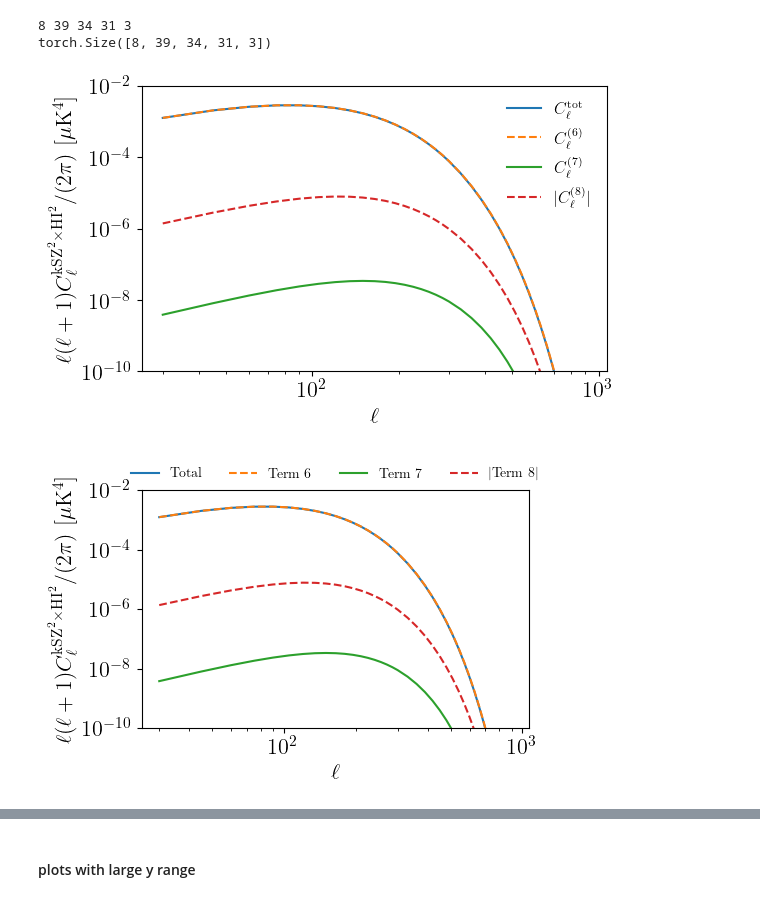
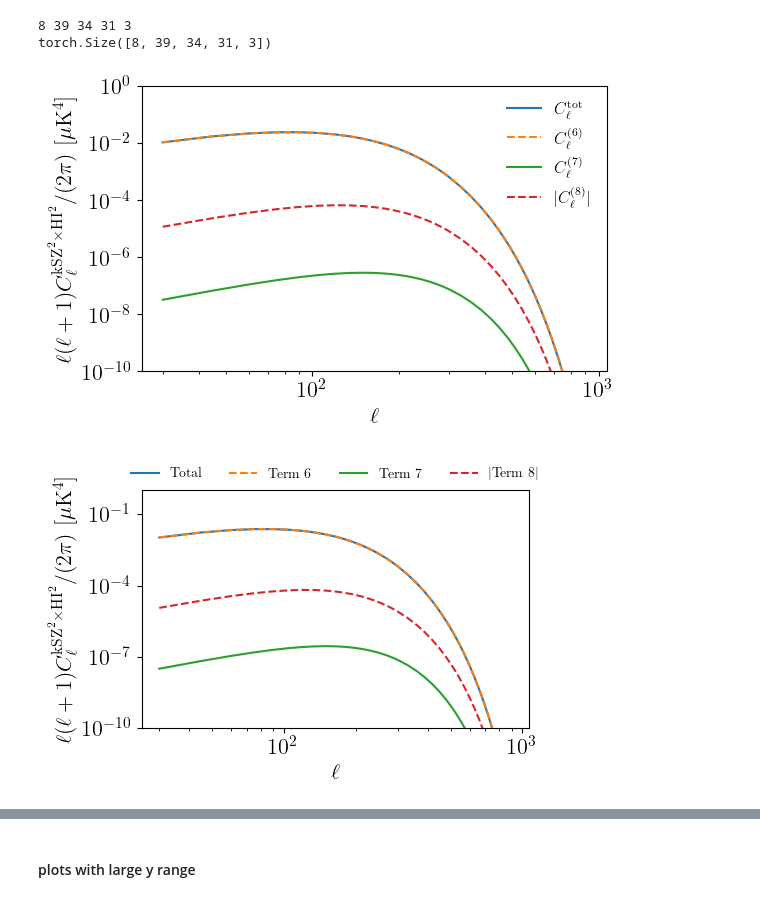
Before and after one commit to Einste11N/SquareField_CrossCorrelation, a Jupyter notebook: Inspection.ipynb, the cells around one changed output, grey strips where cells are left out. Saved outputs shown, nothing was run; the diff lists cells and outputs as text; code cells hidden in the pictures.

```diff
--- a/Inspection.ipynb
+++ b/Inspection.ipynb
@@ -304,26 +287,26 @@ res_noRSD /= (sc.c/1000)**2
 # %%
 fig = plt.figure(figsize=(5*1.2,3.09*1.2), dpi=100)
 # times (2.7K)^2 to convert to temperature unit
 
 plt.plot(l_list, l_list * (l_list + 1) * 2*(res[0]+res[1]+2*res[2]) / (2*tc.pi) * 1e24, '-', label=r'$C_{\ell}^{\mathrm{tot}}$')
 plt.plot(l_list, l_list * (l_list + 1) * 2*res[0] / (2*tc.pi) * 1e24, '--', label='$C_{\ell}^{(6)}$')
 plt.plot(l_list, l_list * (l_list + 1) * 2*res[1] / (2*tc.pi) * 1e24, '-', label=r'$C_{\ell}^{(7)}$')
 plt.plot(l_list, - l_list * (l_list + 1) * 4*res[2] / (2*tc.pi) * 1e24, '--', label=r'$|C_{\ell}^{(8)}|$')
 
 
 plt.xscale('log')
 plt.yscale('log')
-plt.ylim([1e-10, 1e-2])
+plt.ylim([1e-10, 1])
 plt.legend(fontsize=12, frameon=False)
 
 # plt.xticks([30, 100, 300, 600], ['30', '100', '300', '600'])
 plt.xlabel(r'$\ell$', usetex=True)
 plt.ylabel(r'$\ell(\ell+1)C_{\ell}^{{\rm kSZ}^2 \times {\rm HI}^2} / (2\pi)$ [$\mu\mathrm{K}^4$]', usetex=True)
 
-plt.savefig('Figs/cross_correlation.pdf', bbox_inches = 'tight')
+# plt.savefig('Figs/cross_correlation.pdf', bbox_inches = 'tight')
 plt.show()
 # %% [output]
-[figure, old version]
+[figure, new version]
 # %%
 fig = plt.figure(figsize=(5,3.09), dpi=100)
 # times (2.7K)^2 to convert to temperature unit
@@ -336,17 +319,17 @@ plt.plot(l_list, - l_list * (l_list + 1) * 4*res[2] / (2*tc.pi) * 1e24, '--', la
 
 plt.xscale('log')
 plt.yscale('log')
-plt.ylim([1e-10, 1e-2])
+plt.ylim([1e-10, 1])
 plt.legend(fontsize=10, loc='upper center', bbox_to_anchor=(0.5, 1.15), ncol = 4, frameon=False)
 
 # plt.xticks([30, 100, 300, 600], ['30', '100', '300', '600'])
 plt.xlabel(r'$\ell$', usetex=True)
 plt.ylabel(r'$\ell(\ell+1)C_{\ell}^{{\rm kSZ}^2 \times {\rm HI}^2} / (2\pi)$ [$\mu\mathrm{K}^4$]', usetex=True)
 
-plt.savefig('Figs/cross_correlation.pdf', bbox_inches = 'tight')
+# plt.savefig('Figs/cross_correlation.pdf', bbox_inches = 'tight')
 plt.show()
 # %% [output]
-[figure, old version]
+[figure, new version]
 # %%
 fig = plt.figure(figsize=(5,3.09), dpi=100)
 # times (2.7K)^2 to convert to temperature unit
```
Also changed, not shown: parts of 20 cells of this notebook, 8 other files.
